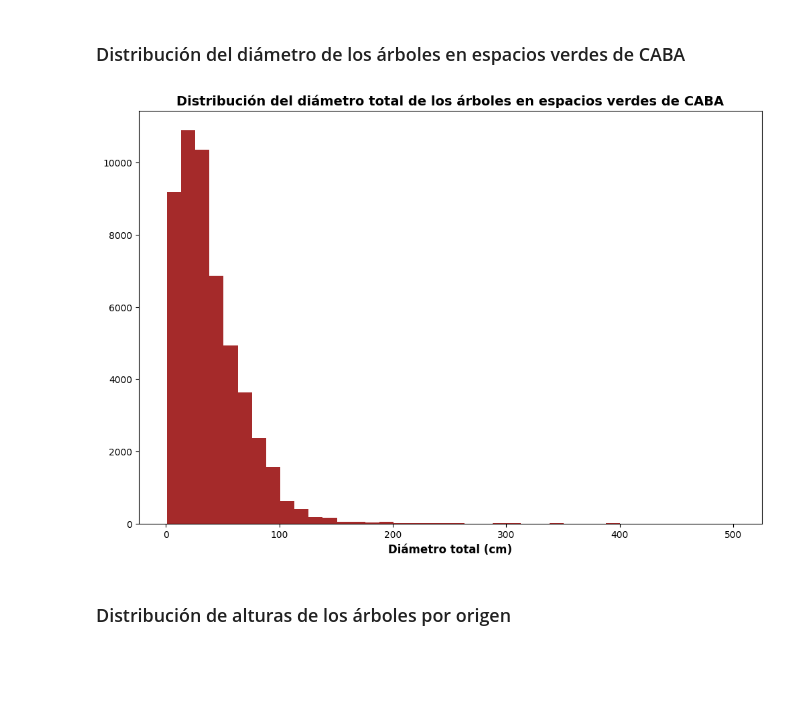
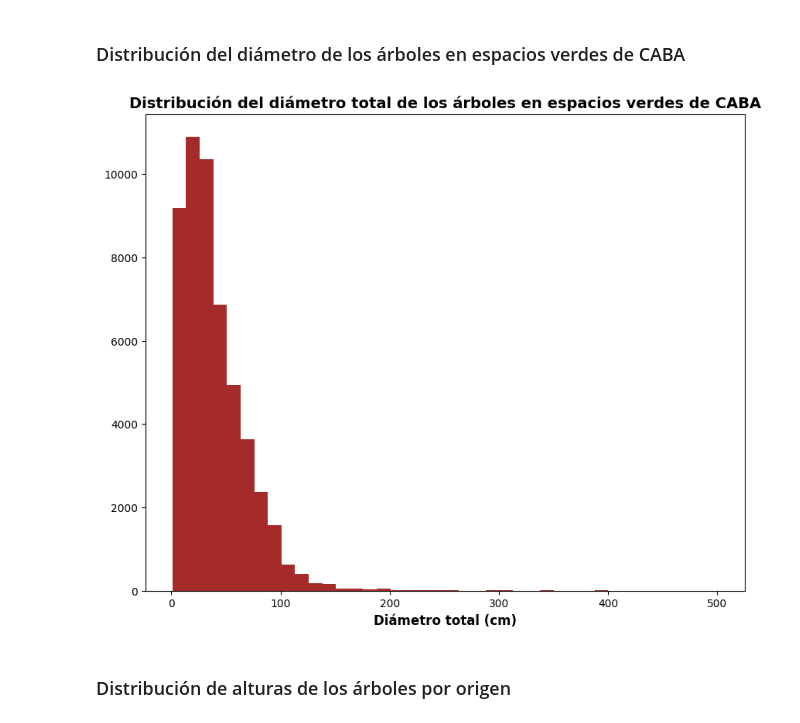
Before and after one commit to juancruzdauberte/arbolado_caba_espacios_verdes, a Jupyter notebook: arbolado.ipynb, the cells around one changed output. Cells and saved outputs as stored; diff of their text form; code cells hidden in the pictures; blank space fills up the shorter version.

```diff
--- a/arbolado.ipynb
+++ b/arbolado.ipynb
@@ -92,14 +92,14 @@ plt.show()
 # %% [markdown]
 ### Distribución del diámetro de los árboles en espacios verdes de CABA
 # %%
-plt.figure(figsize=(12,8))
+plt.figure(figsize=(10,8))
 
 plt.hist(arboles['diametro'], color='brown', bins=40)
 plt.title('Distribución del diámetro total de los árboles en espacios verdes de CABA', fontsize=14, fontweight='bold')
 plt.xlabel('Diámetro total (cm)', fontsize=12, fontweight='semibold')
 plt.show()
 # %% [output]
-[figure, old version]
+[figure, new version]
 # %% [markdown]
 ### Distribución de alturas de los árboles por origen
 # %%
```
Also changed, not shown: parts of 11 cells of this notebook.
